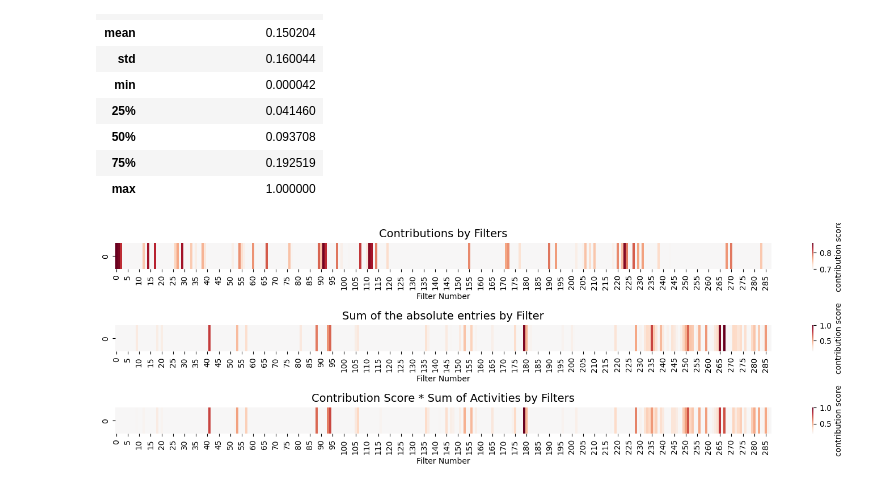
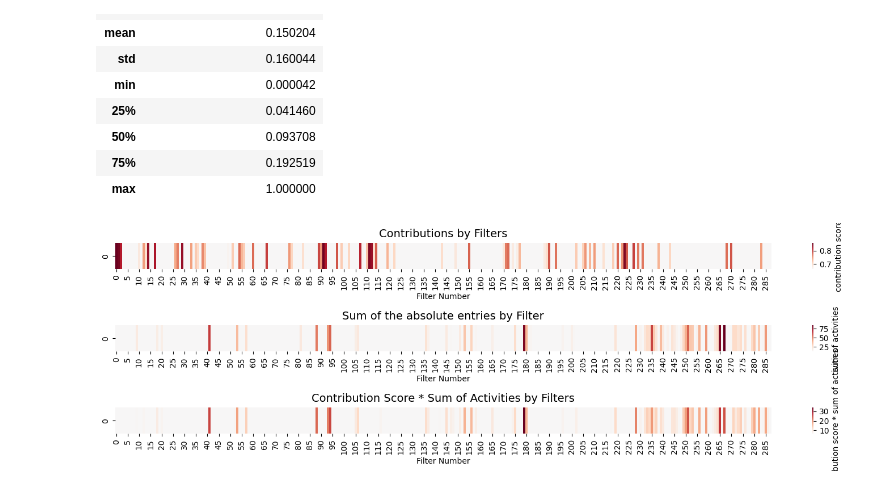
Before and after one commit to theislab/mubind, a Jupyter notebook: docs/notebooks/single_cell/evaluate_graph.ipynb, the cells around one changed output. Cells and saved outputs as stored; diff of their text form; code cells hidden in the pictures.

```diff
--- a/docs/notebooks/single_cell/evaluate_graph.ipynb
+++ b/docs/notebooks/single_cell/evaluate_graph.ipynb
@@ -283,6 +283,6 @@ sum_A_df.describe()
 # %%
 contrib_times_activities = contrib * sum_A
-contrib_times_activities = contrib_times_activities / np.max(contrib_times_activities)
+contrib_times_activities_norm = contrib_times_activities / np.max(contrib_times_activities)
 contrib_times_activities_df = pd.DataFrame(contrib_times_activities, columns=['contribution_times_activities'])
 contrib_times_activities_df.describe()
 # %% [output]
@@ -298,44 +298,51 @@ contrib_times_activities_df.describe()
 # %%
 # unsqueeze the data to make it compatible with the heatmap function
 sum_A_norm = sum_A_norm.reshape(1,-1)
 contrib_times_activities = contrib_times_activities.reshape(1,-1)
-fig, axs = plt.subplots(3, 1, figsize=(15, 4.5))  # Create a figure with 3 subplots vertically
 
+# all filters that have scores within 75% of the maximum score are visualized as gray, when using vmin and center
 # Plot the first heatmap on the first axis
-sns.heatmap(contributions_array,
-            cmap='RdBu_r',
-            vmin=0.7,
-            center=0.7,
-            cbar_kws={"label": "contribution score"},
-            ax=axs[0])
+def plot_heatmaps(contributions_array, sum_A_norm, contrib_times_activities, vmins=None, centers=None):
+    fig, axs = plt.subplots(3, 1, figsize=(15, 4.5))  # Create a figure with 3 subplots vertically
 
-axs[0].set_xlabel('Filter Number', fontsize=10)
-axs[0].set_title('Contributions by Filters', fontsize=14, y=1.05)
+    # Plot the first heatmap on the first axis
+    sns.heatmap(contributions_array,
+                cmap='RdBu_r',
+                vmin=vmins[0] if vmins else None,
+                center=centers[0] if centers else None,
+                cbar_kws={"label": "contribution score"},
+                ax=axs[0])
 
-# Plot the second heatmap on the second axis
-sns.heatmap(sum_A_norm,
-            cmap='RdBu_r',
-            vmin=0.14,
-            center=0.14,
-            cbar_kws={"label": "contribution score"},
-            ax=axs[1])
+    axs[0].set_xlabel('Filter Number', fontsize=10)
+    axs[0].set_title('Contributions by Filters', fontsize=14, y=1.05)
 
-axs[1].set_xlabel('Filter Number', fontsize=10)
-axs[1].set_title('Sum of the absolute entries by Filter', fontsize=14, y=1.05)
+    # Plot the second heatmap on the second axis
+    sns.heatmap(sum_A_norm,
+                cmap='RdBu_r',
+                vmin=vmins[1] if vmins else None,
+                center=centers[1] if centers else None,
+                cbar_kws={"label": "sum of activities"},
+                ax=axs[1])
 
-# Plot the third heatmap on the third axis
-sns.heatmap(contrib_times_activities,
-            cmap='RdBu_r',
-            vmin=0.19,
-            center=0.19,
-            cbar_kws={"label": "contribution score"},
-            ax=axs[2])
+    axs[1].set_xlabel('Filter Number', fontsize=10)
+    axs[1].set_title('Sum of the absolute entries by Filter', fontsize=14, y=1.05)
 
-axs[2].set_xlabel('Filter Number', fontsize=10)
-axs[2].set_title('Contribution Score * Sum of Activities by Filters', fontsize=14, y=1.05)
+    # Plot the third heatmap on the third axis
+    sns.heatmap(contrib_times_activities,
+                cmap='RdBu_r',
+                vmin=vmins[2] if vmins else None,
+                center=centers[2] if centers else None,
+                cbar_kws={"label": "contribution score * sum of activities"},
+                ax=axs[2])
 
-plt.tight_layout()  # Adjust layout to prevent overlapping
+    axs[2].set_xlabel('Filter Number', fontsize=10)
+    axs[2].set_title('Contribution Score * Sum of Activities by Filters', fontsize=14, y=1.05)
 
-plt.show()
+    plt.tight_layout()  # Adjust layout to prevent overlapping
+    plt.show()
+
+
+# only plotting filters, that are within the top 25% of the maximum contribution score
+plot_heatmaps(contributions_array, sum_A.reshape(1, -1), contrib_times_activities, (0.66, 11.85, 6.49), (0.66, 11.85, 6.49)) # vmin values come from the describe() functions
 # %% [output]
-[figure, old version]
+[figure, new version]
```
Also changed, not shown: parts of 5 cells of this notebook.
